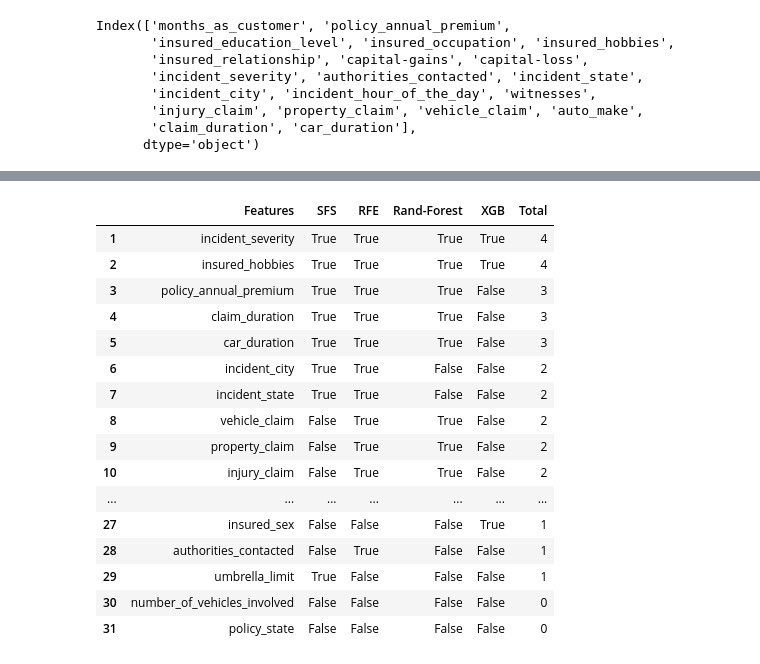
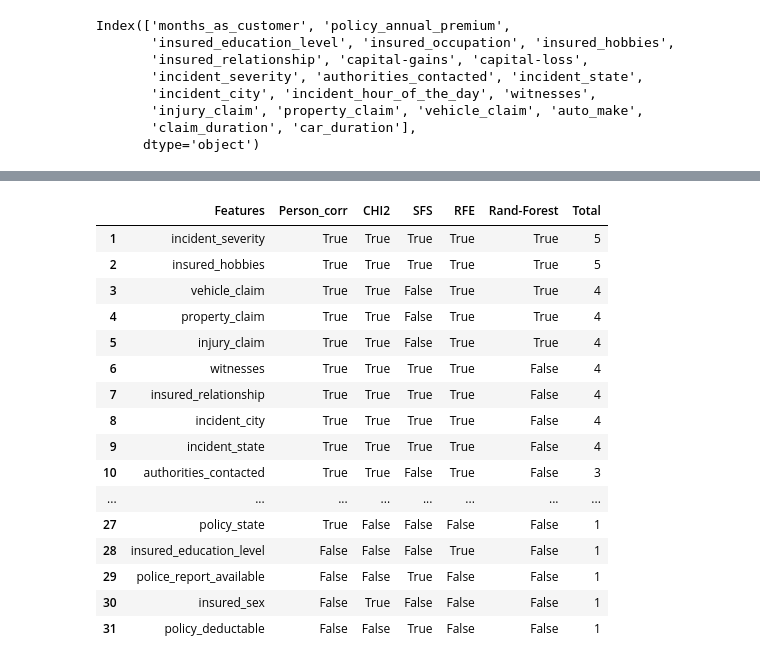
Before and after one commit to Shashank-Sundi/NOTEBOOKS, a Jupyter notebook: INSURANCE-CLAIM-FRAUD.ipynb, the cells around one changed output, grey strips where cells are left out. Saved outputs shown, nothing was run; the diff lists cells and outputs as text; code cells hidden in the pictures.

```diff
--- a/INSURANCE-CLAIM-FRAUD.ipynb
+++ b/INSURANCE-CLAIM-FRAUD.ipynb
@@ -619,3 +607,24 @@ Index(['months_as_customer', 'policy_annual_premium',
        'injury_claim', 'property_claim', 'vehicle_claim', 'auto_make',
        'claim_duration', 'car_duration'],
       dtype='object')
+# %%
+# FILTER METHOD - CORRELATION
+
+def cor_selector(X, y,num_feats):
+    cor_list = []
+    feature_name = X.columns.tolist()
+    # calculate the correlation with y for each feature
+    for i in X.columns.tolist():
+        cor = np.corrcoef(X[i], y)[0, 1]
+        cor_list.append(cor)
+    # replace NaN with 0
+    cor_list = [0 if np.isnan(i) else i for i in cor_list]
+    # feature name
+    cor_feature = X.iloc[:,np.argsort(np.abs(cor_list))[-num_feats:]].columns.tolist()
+    # feature selection? 0 for not select, 1 for select
+    cor_support = [True if i in cor_feature else False for i in feature_name]
+    return cor_support, cor_feature
+
+
+cor_support, cor_feature = cor_selector(data.drop(['fraud_reported'],axis=1),data.fraud_reported,20)
+data.drop(['fraud_reported'],axis=1).columns[cor_support]
@@ -622,11 +639,13 @@ Index(['months_as_customer', 'policy_annual_premium',
 # %%
-# INTRINSIC FEATURE SELECTION - XGBOOST
+# FILTER METHOD - CHI2
 
-from sklearn.feature_selection import SelectFromModel
-from xgboost import XGBClassifier
+from sklearn.feature_selection import SelectKBest
+from sklearn.feature_selection import chi2
+from sklearn.preprocessing import MinMaxScaler
 
-xgb = SelectFromModel(XGBClassifier(use_label_encoder=False,eval_metric='error'), max_features=20)
-xgb.fit(data.drop(['fraud_reported'],axis=1),data.fraud_reported)
-xgb_support = xgb.get_support()
-data.drop(['fraud_reported'],axis=1).columns[xgb_support]
+X_norm = MinMaxScaler().fit_transform(data.drop(['fraud_reported'],axis=1))
+chi_selector = SelectKBest(chi2, k=20)
+chi_selector.fit(X_norm, data.fraud_reported)
+chi_support = chi_selector.get_support()
+data.drop(['fraud_reported'],axis=1).columns[chi_support]
 # %% [output]
@@ -634,25 +659,26 @@ Index(['insured_sex', 'insured_hobbies', 'incident_severity'], dtype='object')
 # %%
-feature_selection=pd.DataFrame(data={'Features':data.drop(['fraud_reported'],axis=1).columns,"SFS":sfs_support,'RFE':rfe_support,'Rand-Forest':embeded_rf_support,'XGB':xgb_support})
+feature_selection=pd.DataFrame(data={'Features':data.drop(['fraud_reported'],axis=1).columns,"Person_corr":cor_support,'CHI2':chi_support,
+                                                        "SFS":sfs_support,'RFE':rfe_support,'Rand-Forest':embeded_rf_support})
 feature_selection['Total'] = np.sum(feature_selection, axis=1)
 
 feature_selection_df = feature_selection.sort_values(['Total'] , ascending=False)
 feature_selection_df.index = range(1, len(feature_selection_df)+1)
 feature_selection_df
 # %% [output]
-|  | Features | SFS | RFE | Rand-Forest | XGB | Total |
-| 1 | incident_severity | True | True | True | True | 4 |
-| 2 | insured_hobbies | True | True | True | True | 4 |
-| 3 | policy_annual_premium | True | True | True | False | 3 |
-| 4 | claim_duration | True | True | True | False | 3 |
-| 5 | car_duration | True | True | True | False | 3 |
-| 6 | incident_city | True | True | False | False | 2 |
-| 7 | incident_state | True | True | False | False | 2 |
-| 8 | vehicle_claim | False | True | True | False | 2 |
-| 9 | property_claim | False | True | True | False | 2 |
-| 10 | injury_claim | False | True | True | False | 2 |
-| ... | ... | ... | ... | ... | ... | ... |
-| 27 | insured_sex | False | False | False | True | 1 |
-| 28 | authorities_contacted | False | True | False | False | 1 |
-| 29 | umbrella_limit | True | False | False | False | 1 |
-| 30 | number_of_vehicles_involved | False | False | False | False | 0 |
-| 31 | policy_state | False | False | False | False | 0 |
+|  | Features | Person_corr | CHI2 | SFS | RFE | Rand-Forest | Total |
+| 1 | incident_severity | True | True | True | True | True | 5 |
+| 2 | insured_hobbies | True | True | True | True | True | 5 |
+| 3 | vehicle_claim | True | True | False | True | True | 4 |
+| 4 | property_claim | True | True | False | True | True | 4 |
+| 5 | injury_claim | True | True | False | True | True | 4 |
+| 6 | witnesses | True | True | True | True | False | 4 |
+| 7 | insured_relationship | True | True | True | True | False | 4 |
+| 8 | incident_city | True | True | True | True | False | 4 |
+| 9 | incident_state | True | True | True | True | False | 4 |
+| 10 | authorities_contacted | True | True | False | True | False | 3 |
+| ... | ... | ... | ... | ... | ... | ... | ... |
+| 27 | policy_state | True | False | False | False | False | 1 |
+| 28 | insured_education_level | False | False | False | True | False | 1 |
+| 29 | police_report_available | False | False | True | False | False | 1 |
+| 30 | insured_sex | False | True | False | False | False | 1 |
+| 31 | policy_deductable | False | False | True | False | False | 1 |
```
Also changed, not shown: parts of 9 cells of this notebook.
